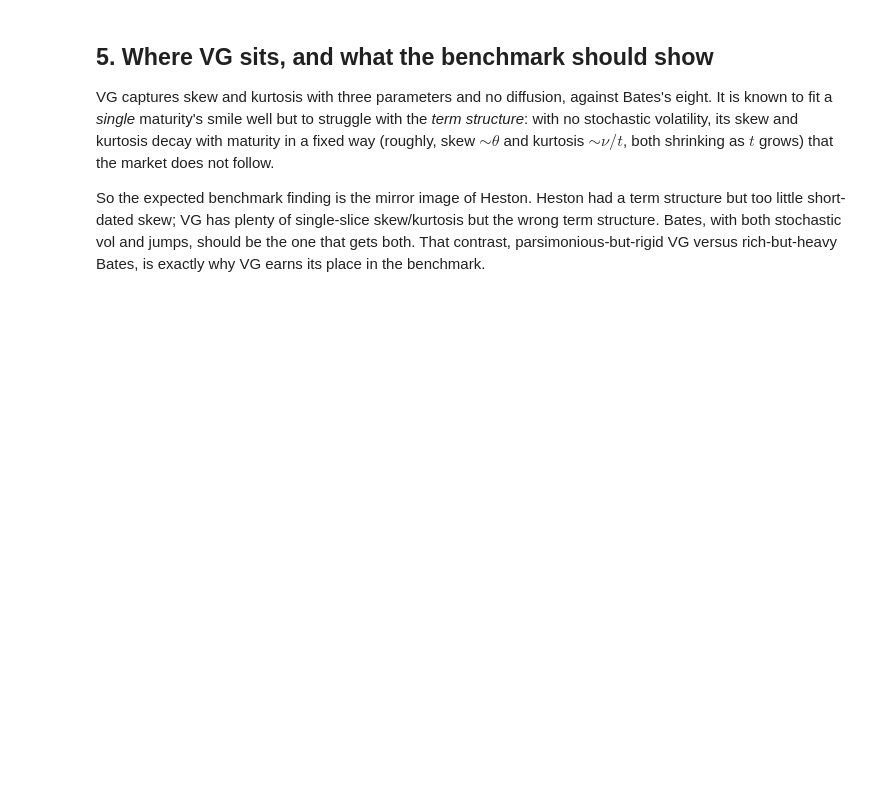
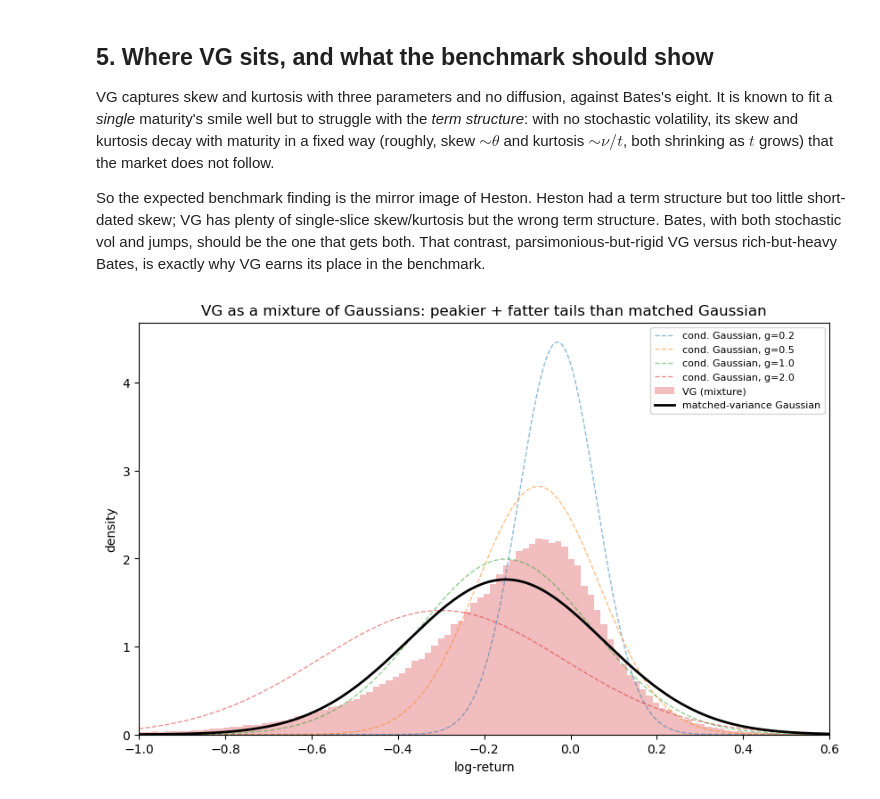
Before and after one commit to Kunvuthi/quant-project, a Jupyter notebook: notebooks/15_variance_gamma_model.ipynb, the cells around one changed output. Drawn from its saved outputs; the diff is of its cells as text; code cells hidden in the pictures; blank space fills up the shorter version.

Commit message:
Update notebook with demos and writeup

```diff
--- a/notebooks/15_variance_gamma_model.ipynb
+++ b/notebooks/15_variance_gamma_model.ipynb
@@ -175,0 +148,32 @@ import matplotlib.pyplot as plt
+# %%
+# DEMO 1: kurtosis from variance-mixing (the subordination "aha")
+sigma, nu, theta, T = 0.2, 0.5, -0.15, 1.0
+rng = np.random.default_rng(0)
+
+# draw clock values, show a few conditional Gaussians
+g_samples = rng.gamma(shape=T/nu, scale=nu, size=200_000)
+x = np.linspace(-1.0, 0.6, 500)
+
+from scipy.stats import norm
+fig, ax = plt.subplots(figsize=(10, 6))
+
+# a few conditional Gaussians N(theta*g, sigma^2*g), thin, for illustrative g values
+for g in [0.2, 0.5, 1.0, 2.0]:
+    cond = norm.pdf(x, loc=theta*g, scale=sigma*np.sqrt(g))
+    ax.plot(x, cond, lw=1, alpha=0.5, ls="--", label=f"cond. Gaussian, g={g}")
+
+# the actual VG return distribution: draw clock, then Gaussian, histogram
+vg_returns = theta*g_samples + sigma*np.sqrt(g_samples)*rng.standard_normal(len(g_samples))
+ax.hist(vg_returns, bins=200, density=True, alpha=0.3, color="tab:red", label="VG (mixture)")
+
+# matched-variance single Gaussian for contrast
+var_vg = (sigma**2 + nu*theta**2)*T
+ax.plot(x, norm.pdf(x, loc=theta*T, scale=np.sqrt(var_vg)),
+        lw=2, color="black", label="matched-variance Gaussian")
+
+ax.set_xlim(-1.0, 0.6); ax.set_xlabel("log-return"); ax.set_ylabel("density")
+ax.set_title("VG as a mixture of Gaussians: peakier + fatter tails than matched Gaussian")
+ax.legend(fontsize=8)
+plt.show()
+# %% [output]
+[figure, added]
```
Also changed, not shown: parts of 10 cells of this notebook.
